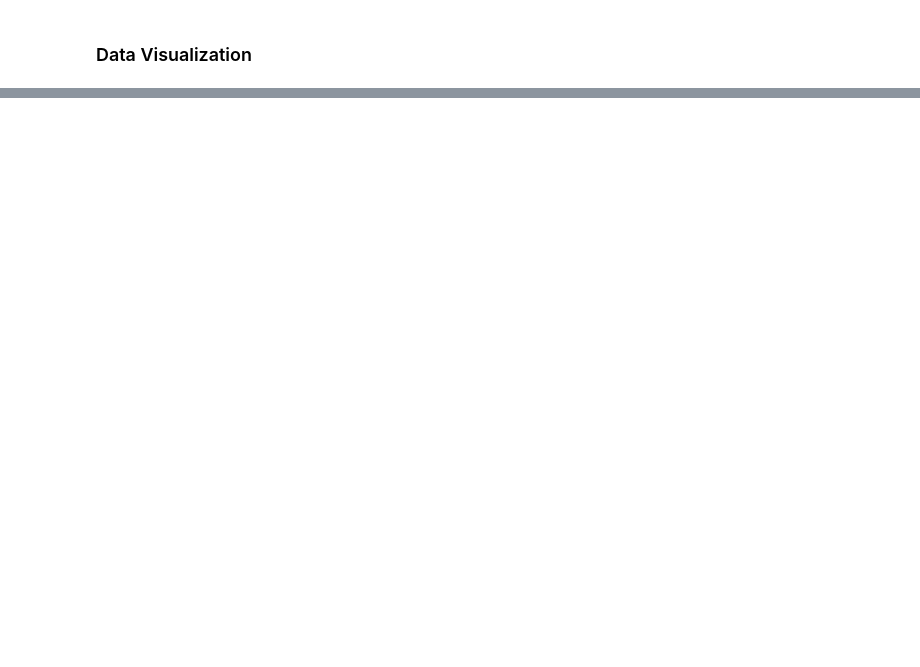
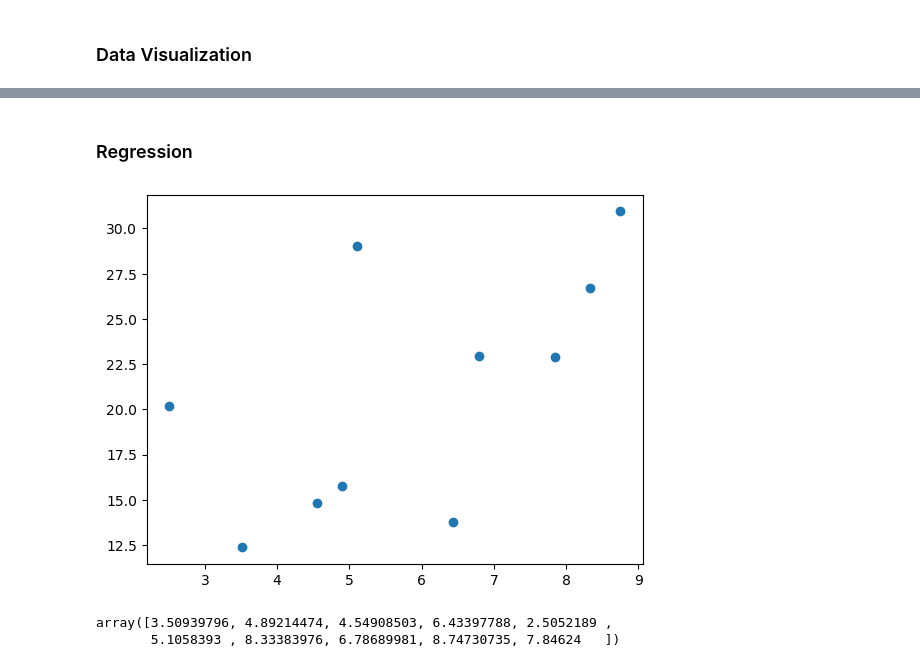
Before and after one commit to joannefeeney/programming-data, a Jupyter notebook: Correlation&Regression.ipynb, the cells around one changed output, grey strips where cells are left out. Drawn from its saved outputs; the diff is of its cells as text; code cells hidden in the pictures; blank space fills up the shorter version.

Commit message:
Regressions

```diff
--- a/Correlation&Regression.ipynb
+++ b/Correlation&Regression.ipynb
@@ -24,0 +50,15 @@ plt.show
+# %% [markdown]
+### Regression
+# %%
+rng = np.random.default_rng()
+x = rng.random(10) * 10
+y = 3*x + 4 + ((rng.random(10)*20) -10)
+plt.scatter(x,y)
+plt.show()
+# %% [output]
+[figure, added]
+# %%
+x
+# %% [output]
+array([3.50939796, 4.89214474, 4.54908503, 6.43397788, 2.5052189 ,
+       5.1058393 , 8.33383976, 6.78689981, 8.74730735, 7.84624   ])
```
Also changed, not shown: parts of 22 cells of this notebook, 1 other file.
